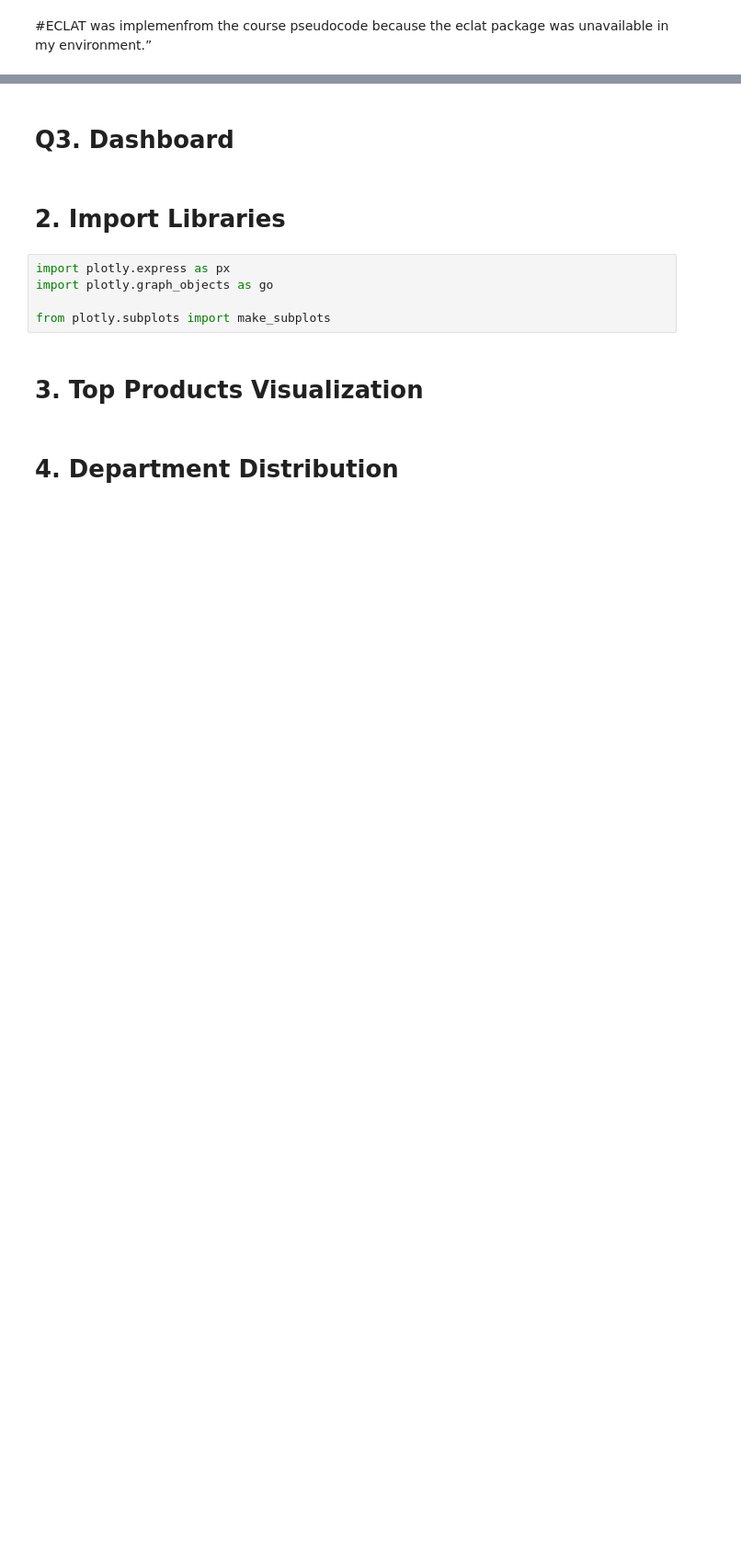
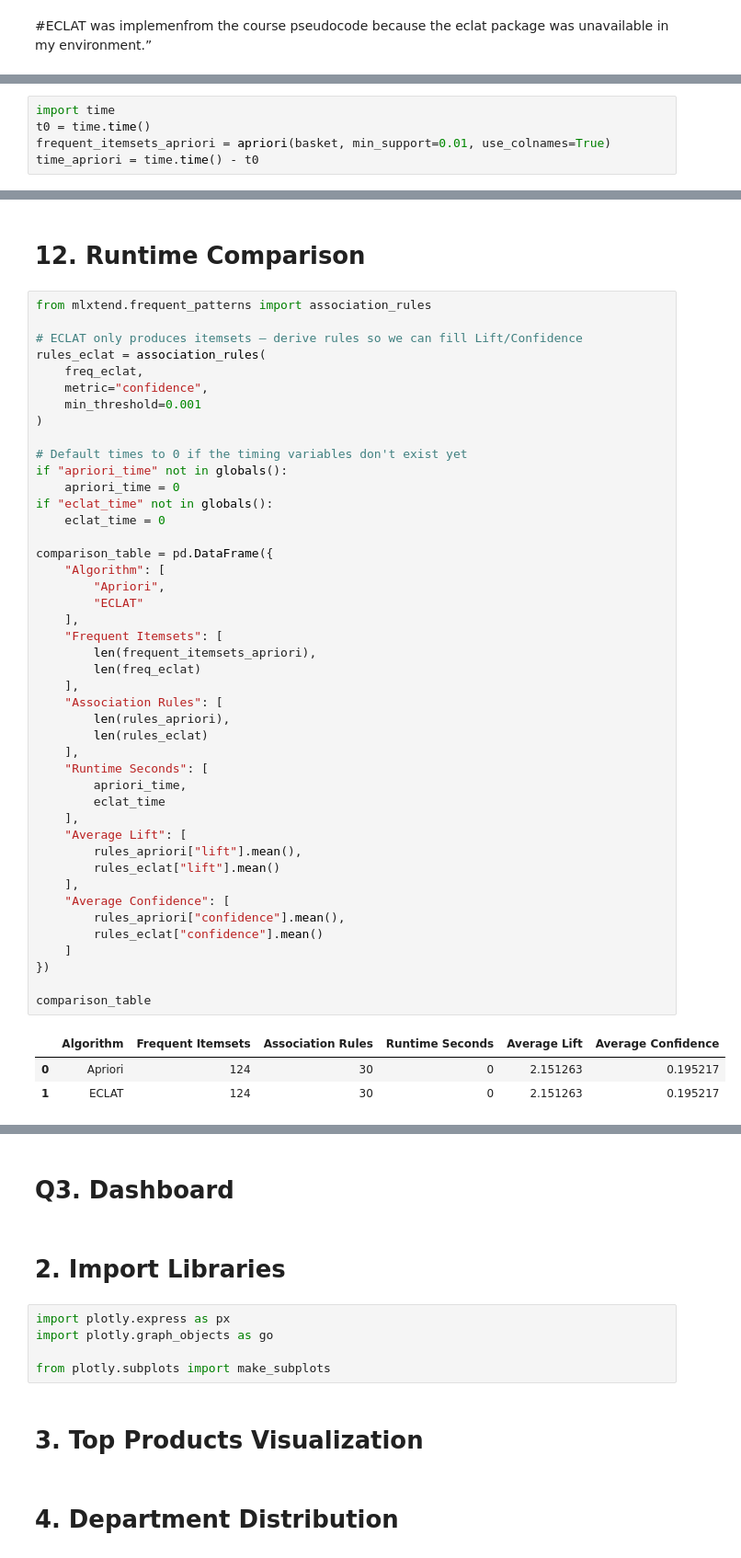
Before and after one commit to 2026089Hi/CA2-DV-ML, a Jupyter notebook: CA2 DV, ML.ipynb, the cells around one changed output, grey strips where cells are left out. Shown at 92% size. Drawn from its saved outputs; the diff is of its cells as text; blank space fills up the shorter version.

Commit message:
13. Support Comparison

```diff
--- a/CA2 DV, ML.ipynb
+++ b/CA2 DV, ML.ipynb
@@ -937,0 +882,5 @@ ECLAT itemsets: (6098, 2)
+# %%
+import time
+t0 = time.time()
+frequent_itemsets_apriori = apriori(basket, min_support=0.01, use_colnames=True)
+time_apriori = time.time() - t0
@@ -937,0 +899,50 @@ ECLAT itemsets: (6098, 2)
+# %% [markdown]
+# 12. Runtime Comparison
+# %%
+from mlxtend.frequent_patterns import association_rules
+
+# ECLAT only produces itemsets — derive rules so we can fill Lift/Confidence
+rules_eclat = association_rules(
+    freq_eclat,
+    metric="confidence",
+    min_threshold=0.001
+)
+
+# Default times to 0 if the timing variables don't exist yet
+if "apriori_time" not in globals():
+    apriori_time = 0
+if "eclat_time" not in globals():
+    eclat_time = 0
+
+comparison_table = pd.DataFrame({
+    "Algorithm": [
+        "Apriori",
+        "ECLAT"
+    ],
+    "Frequent Itemsets": [
+        len(frequent_itemsets_apriori),
+        len(freq_eclat)
+    ],
+    "Association Rules": [
+        len(rules_apriori),
+        len(rules_eclat)
+    ],
+    "Runtime Seconds": [
+        apriori_time,
+        eclat_time
+    ],
+    "Average Lift": [
+        rules_apriori["lift"].mean(),
+        rules_eclat["lift"].mean()
+    ],
+    "Average Confidence": [
+        rules_apriori["confidence"].mean(),
+        rules_eclat["confidence"].mean()
+    ]
+})
+
+comparison_table
+# %% [output]
+|  | Algorithm | Frequent Itemsets | Association Rules | Runtime Seconds | Average Lift | Average Confidence |
+| 0 | Apriori | 124 | 30 | 0 | 2.151263 | 0.195217 |
+| 1 | ECLAT | 124 | 30 | 0 | 2.151263 | 0.195217 |
```
Also changed, not shown: parts of 26 cells of this notebook.
